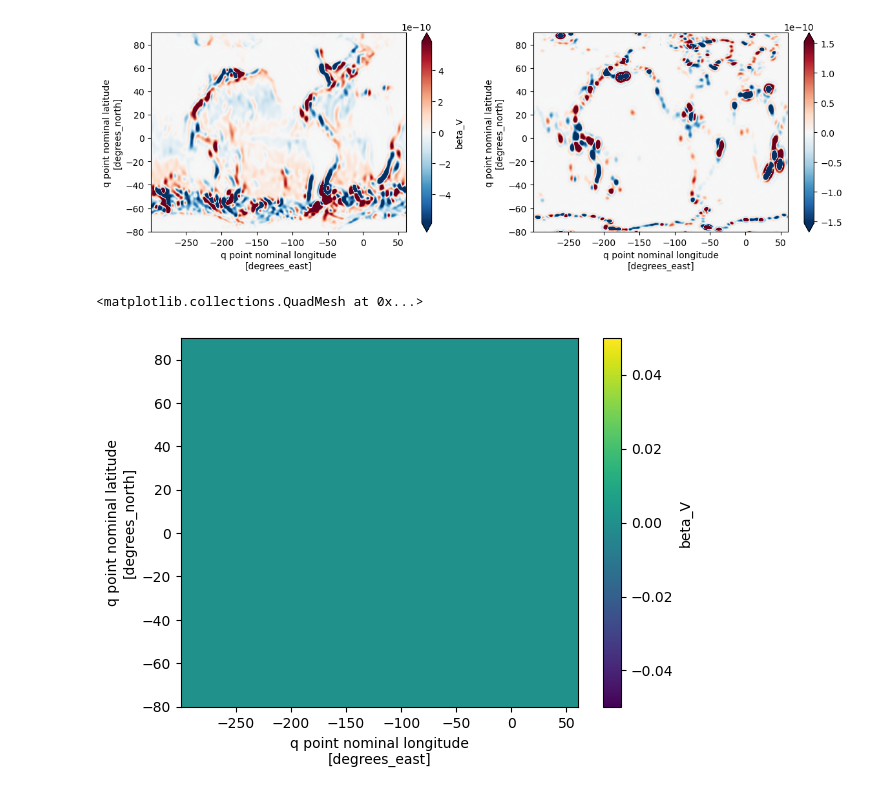
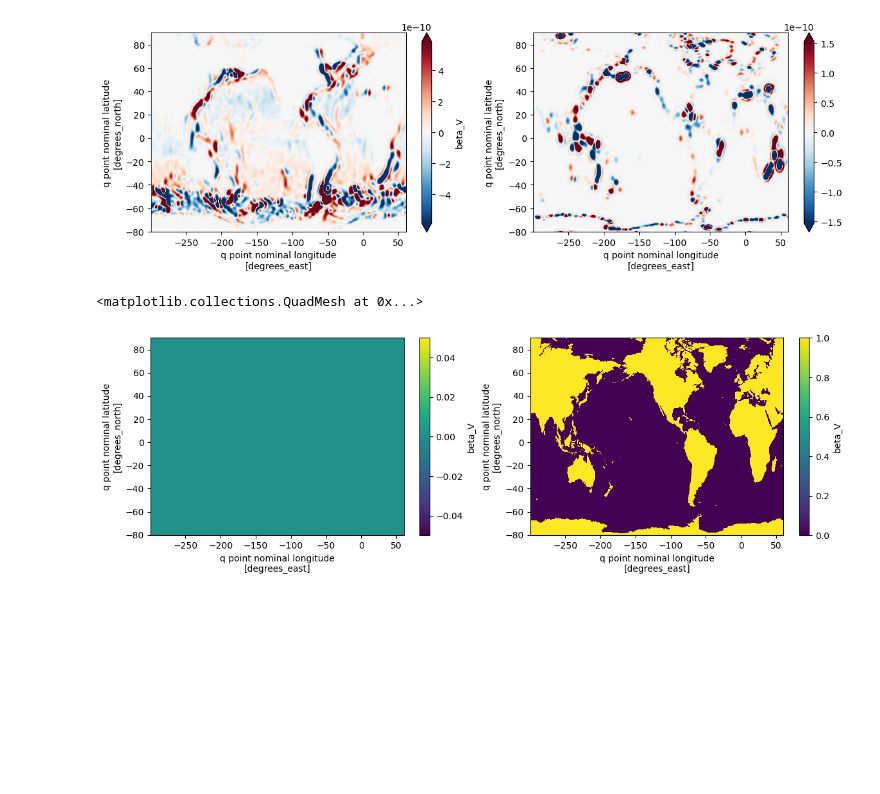
Before and after one commit to hmkhatri/Barotropic_Vorticity_Analysis_GCM, a Jupyter notebook: Analysis/Vorticity-gcm-filters.ipynb, the cells around one changed output. Drawn from its saved outputs; the diff is of its cells as text; code cells hidden in the pictures; blank space fills up the shorter version.

```diff
--- a/Analysis/Vorticity-gcm-filters.ipynb
+++ b/Analysis/Vorticity-gcm-filters.ipynb
@@ -155,8 +163,16 @@ tmp1.plot(robust=True) # this is just noise
 <matplotlib.collections.QuadMesh at 0x...>
 [figure]
 # %%
-np.isnan(tmp['beta_V']).plot()
+fig = plt.figure(figsize=[14,4])
+
+plt.subplot(1,2,1)
+
+np.isnan(ds_smooth['beta_V']).plot()
+
+plt.subplot(1,2,2)
+
+np.isnan(ds2['beta_V']).plot()
 # %% [output]
 <matplotlib.collections.QuadMesh at 0x...>
-[figure, old version]
+[figure, new version]
 # %%
```
Also changed, not shown: parts of 4 cells of this notebook.
